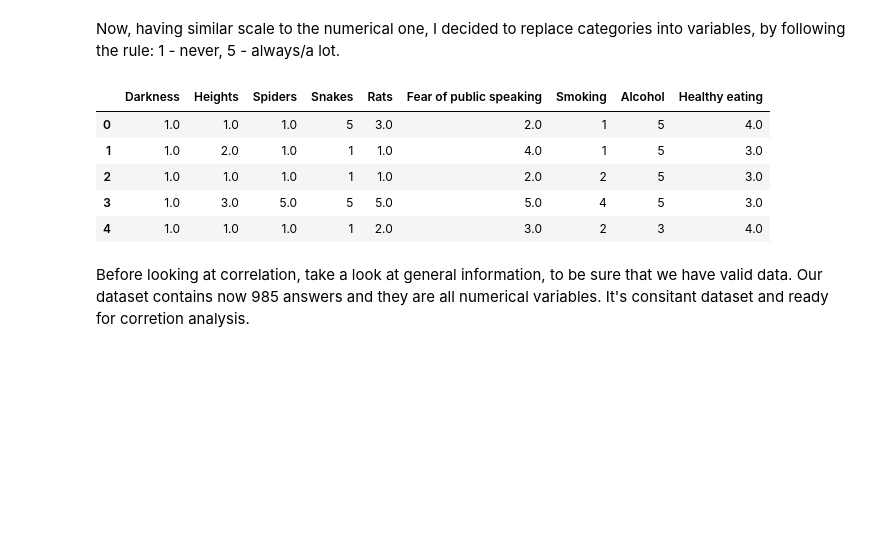
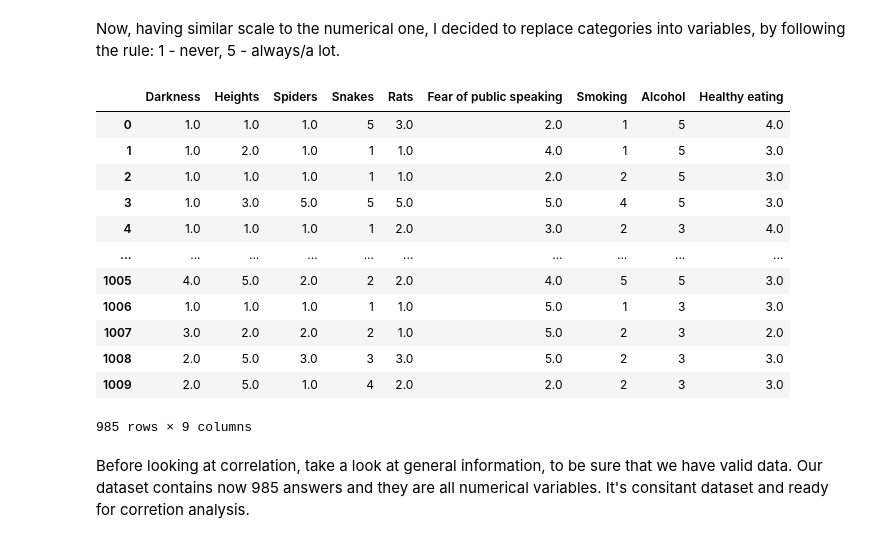
Before and after one commit to olghab/dataScienceProject1, a Jupyter notebook: youngPeopleSurvey_myAnalysis.ipynb, the cells around one changed output. Saved outputs shown, nothing was run; the diff lists cells and outputs as text; code cells hidden in the pictures; blank space fills up the shorter version.

```diff
--- a/youngPeopleSurvey_myAnalysis.ipynb
+++ b/youngPeopleSurvey_myAnalysis.ipynb
@@ -429,15 +429,22 @@ Now, having similar scale to the numerical one, I decided to replace categories
 # %%
 # convert categorical variables into numerical values
 phobias_alcohol_data['Alcohol'].replace(['never', 'social drinker','drink a lot'], [1,3,5], inplace=True)
 phobias_alcohol_data['Smoking'].replace(['never smoked', 'tried smoking', 'former smoker','current smoker'], [1,2,4,5],inplace=True)
-phobias_alcohol_data.head()
+phobias_alcohol_data
 # %% [output]
 |  | Darkness | Heights | Spiders | Snakes | Rats | Fear of public speaking | Smoking | Alcohol | Healthy eating |
 | 0 | 1.0 | 1.0 | 1.0 | 5 | 3.0 | 2.0 | 1 | 5 | 4.0 |
 | 1 | 1.0 | 2.0 | 1.0 | 1 | 1.0 | 4.0 | 1 | 5 | 3.0 |
 | 2 | 1.0 | 1.0 | 1.0 | 1 | 1.0 | 2.0 | 2 | 5 | 3.0 |
 | 3 | 1.0 | 3.0 | 5.0 | 5 | 5.0 | 5.0 | 4 | 5 | 3.0 |
 | 4 | 1.0 | 1.0 | 1.0 | 1 | 2.0 | 3.0 | 2 | 3 | 4.0 |
+| ... | ... | ... | ... | ... | ... | ... | ... | ... | ... |
+| 1005 | 4.0 | 5.0 | 2.0 | 2 | 2.0 | 4.0 | 5 | 5 | 3.0 |
+| 1006 | 1.0 | 1.0 | 1.0 | 1 | 1.0 | 5.0 | 1 | 3 | 3.0 |
+| 1007 | 3.0 | 2.0 | 2.0 | 2 | 1.0 | 5.0 | 2 | 3 | 2.0 |
+| 1008 | 2.0 | 5.0 | 3.0 | 3 | 3.0 | 5.0 | 2 | 3 | 3.0 |
+| 1009 | 2.0 | 5.0 | 1.0 | 4 | 2.0 | 2.0 | 2 | 3 | 3.0 |
+985 rows × 9 columns
 # %% [markdown]
 Before looking at correlation, take a look at general information, to be sure that we have valid data. Our dataset contains now 985 answers and they are all numerical variables. It's consitant dataset and ready for corretion analysis.
 # %%
```
Also changed, not shown: parts of 2 cells of this notebook, 1 other file.
